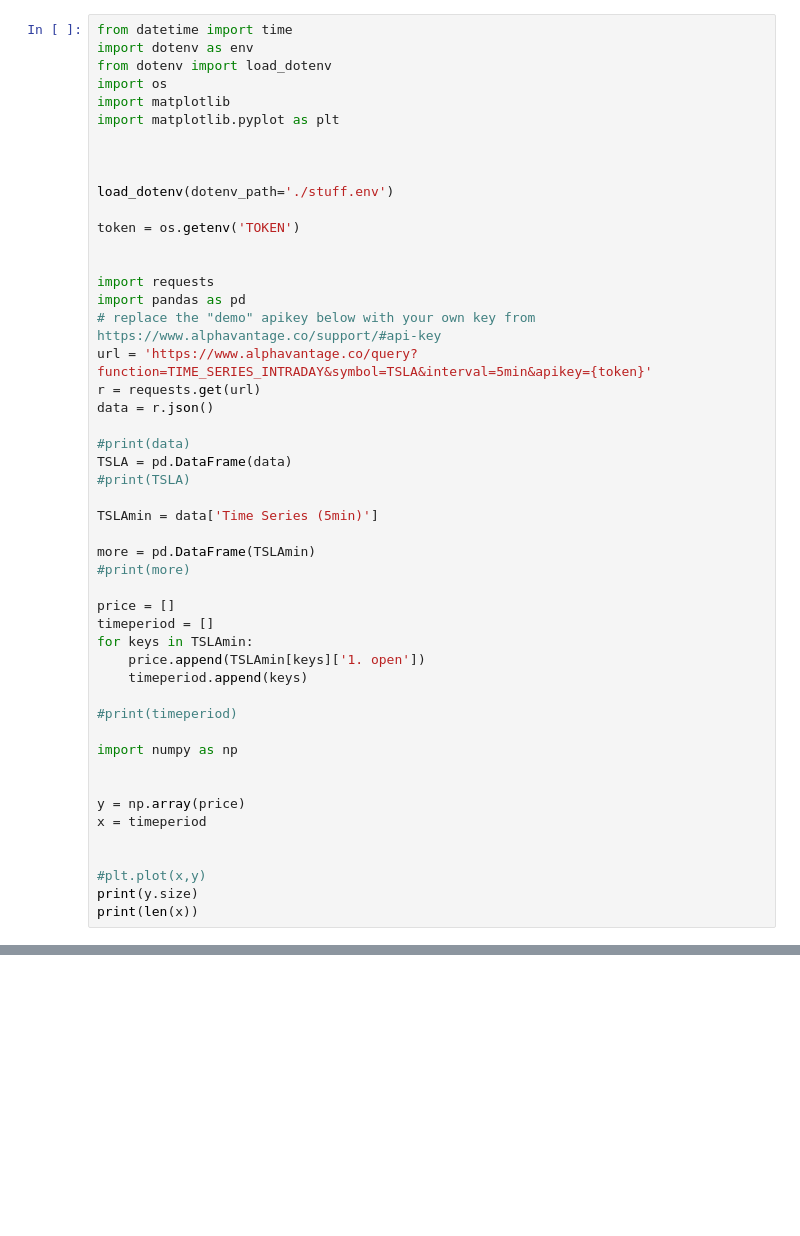
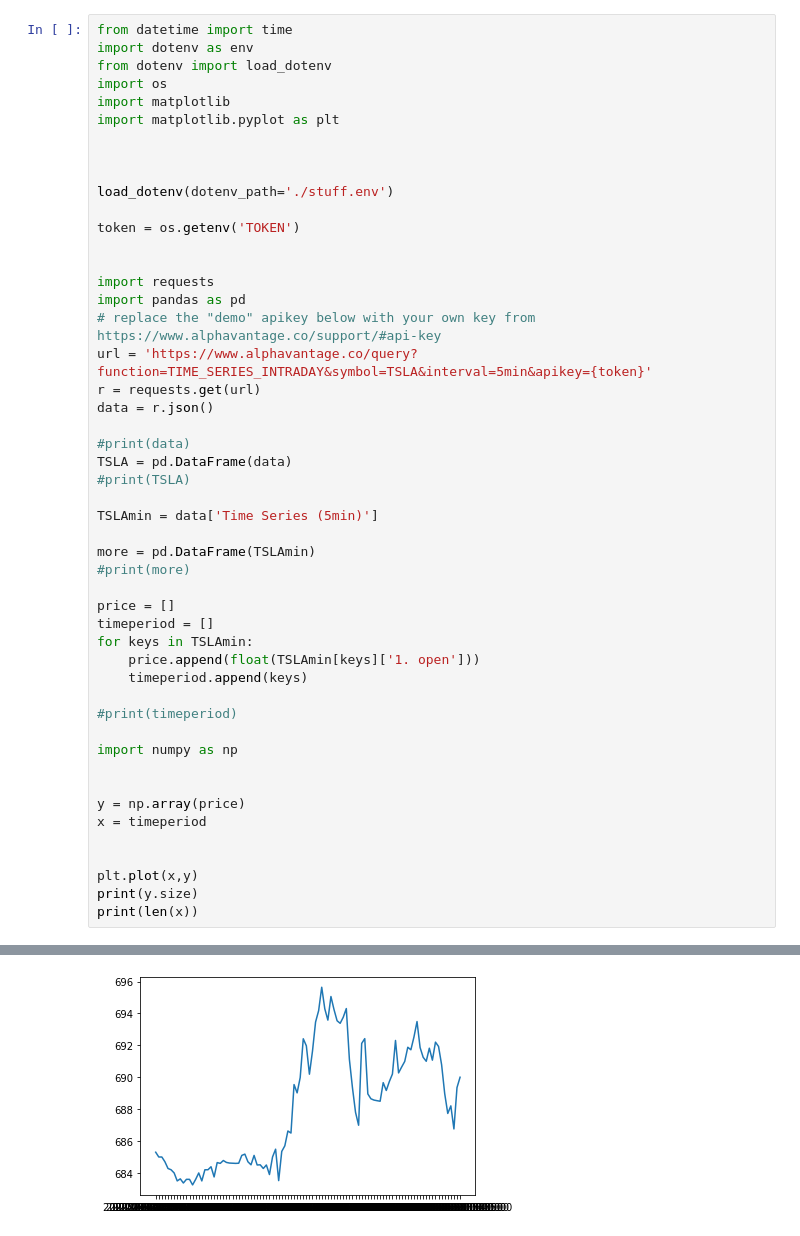
Before and after one commit to NotaCSstudent/stockrisk, a Jupyter notebook: mainwork.ipynb, the cells around one changed output, grey strips where cells are left out. Saved outputs shown, nothing was run; the diff lists cells and outputs as text; blank space fills up the shorter version.

```diff
--- a/mainwork.ipynb
+++ b/mainwork.ipynb
@@ -32,7 +32,7 @@ more = pd.DataFrame(TSLAmin)
 price = []
 timeperiod = []
 for keys in TSLAmin:
-    price.append(TSLAmin[keys]['1. open'])
+    price.append(float(TSLAmin[keys]['1. open']))
     timeperiod.append(keys)
 
 #print(timeperiod)
@@ -44,7 +44,7 @@ y = np.array(price)
 x = timeperiod
 
 
-#plt.plot(x,y)
+plt.plot(x,y)
 print(y.size)
 print(len(x))
 # %% [output]
@@ -51,0 +53 @@ TypeError: 'int' object is not callable
+[figure, added]
```
Also changed, not shown: parts of 5 cells of this notebook, 1 other file.
